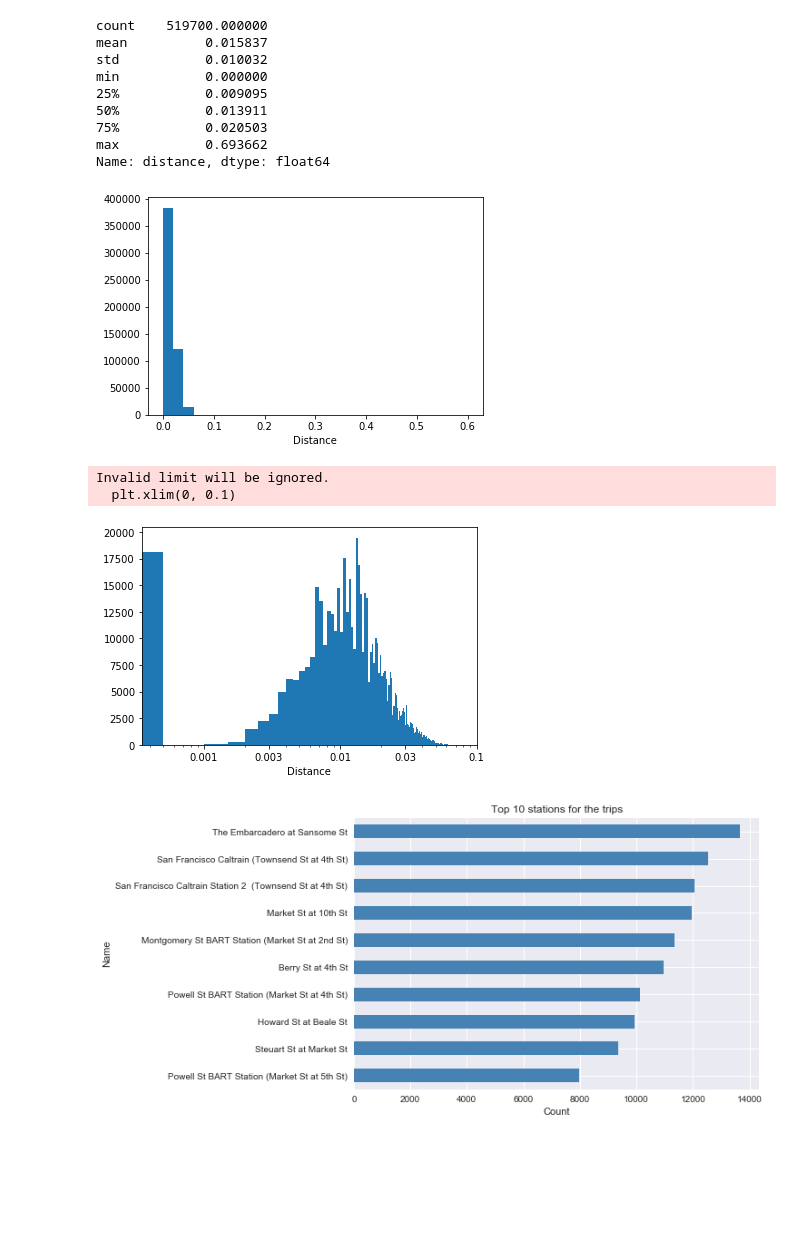
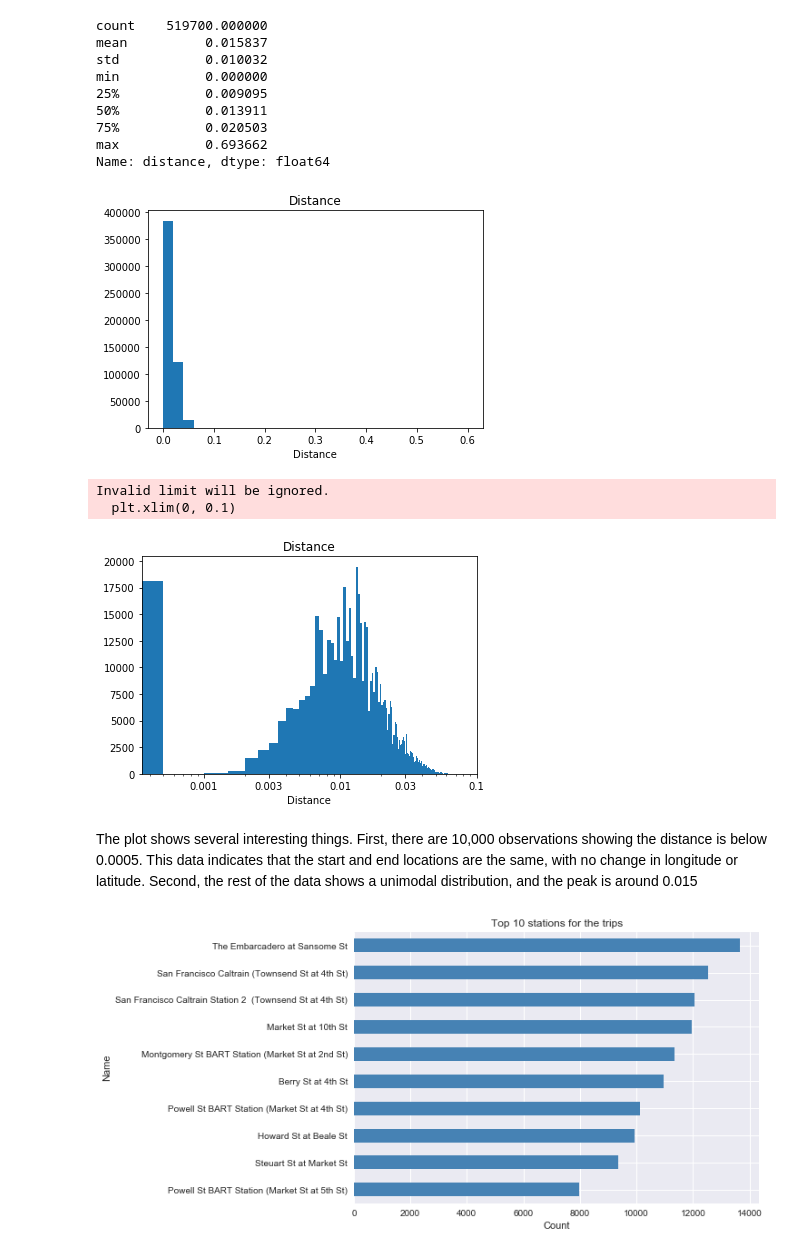
Before and after one commit to AssemgulK/Ford-GoBike-System-Data, a Jupyter notebook: exploration_template_KA.ipynb, the cells around one changed output. Cells and saved outputs as stored; diff of their text form; code cells hidden in the pictures; blank space fills up the shorter version.

```diff
--- a/exploration_template_KA.ipynb
+++ b/exploration_template_KA.ipynb
@@ -235,9 +245,10 @@ Name: distance, dtype: float64
 # %%
 bins = np.arange(0, 0.6+0.02, 0.02)
 plt.hist(data=df_clean, x='distance', bins=bins)
-plt.xlabel('Distance');
+plt.xlabel('Distance')
+plt.title('Distance');
 # %% [output]
-[figure, old version]
+[figure, new version]
 # %%
 bins = np.arange(0, 0.6+0.0005, 0.0005)
 ticks = [0.001, 0.003, 0.01, 0.03, 0.1]
@@ -247,10 +258,13 @@ plt.xscale('log')
 plt.xticks(ticks, ticks)
 plt.xlim(0, 0.1)
 plt.xlabel('Distance');
+plt.title('Distance');
 # %% [output]
 Invalid limit will be ignored.
   plt.xlim(0, 0.1)
-[figure, old version]
+[figure, new version]
+# %% [markdown]
+The plot shows several interesting things. First, there are 10,000 observations showing the distance is below 0.0005. This data indicates that the start and end locations are the same, with no change in longitude or latitude. Second, the rest of the data shows a unimodal distribution, and the peak is around 0.015
 # %%
 top_names = df_clean.start_station_name.value_counts()[1:11].sort_values()
 top_names.plot(kind = 'barh', color='steelblue')
```
Also changed, not shown: parts of 14 cells of this notebook, 3 other files.
